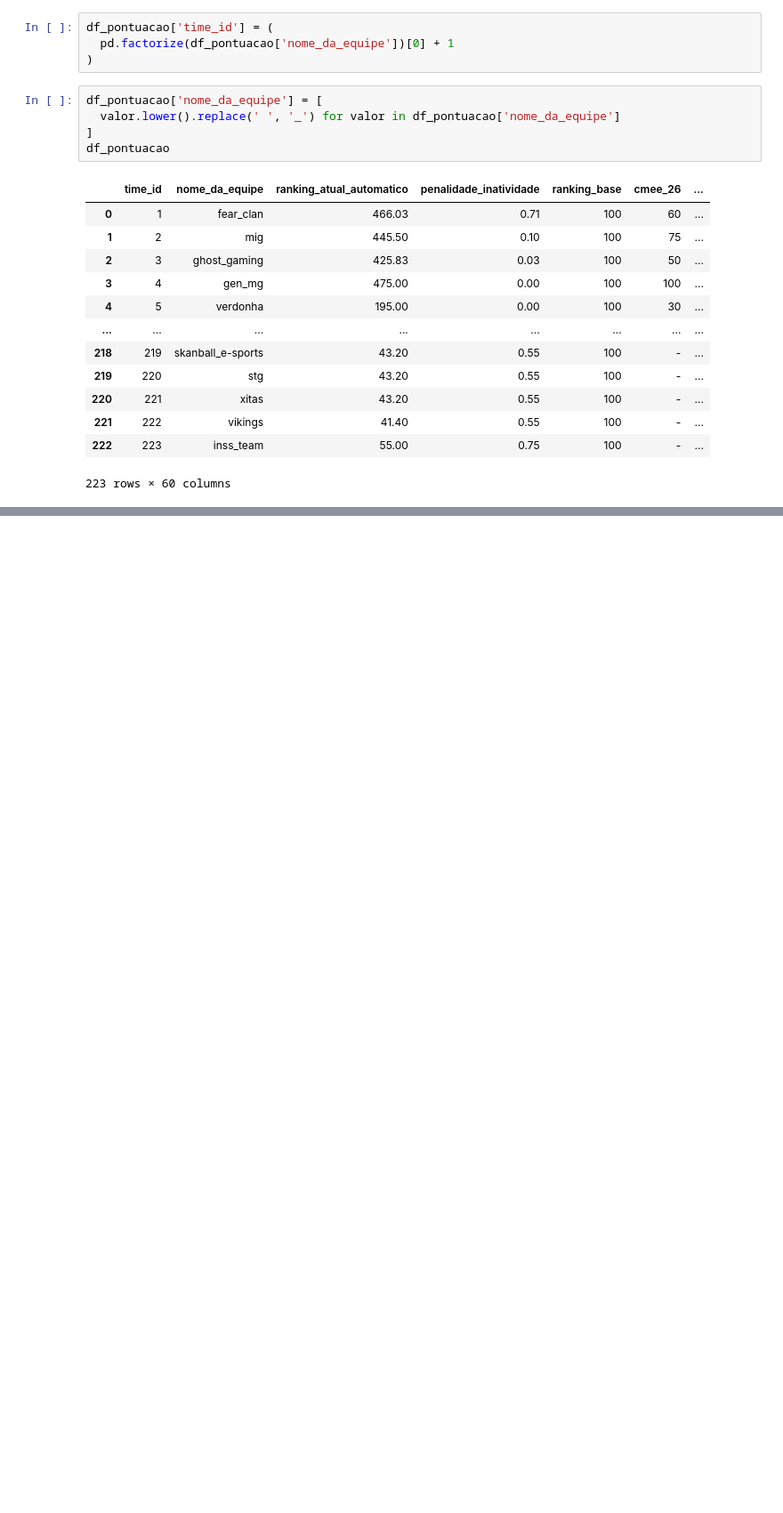
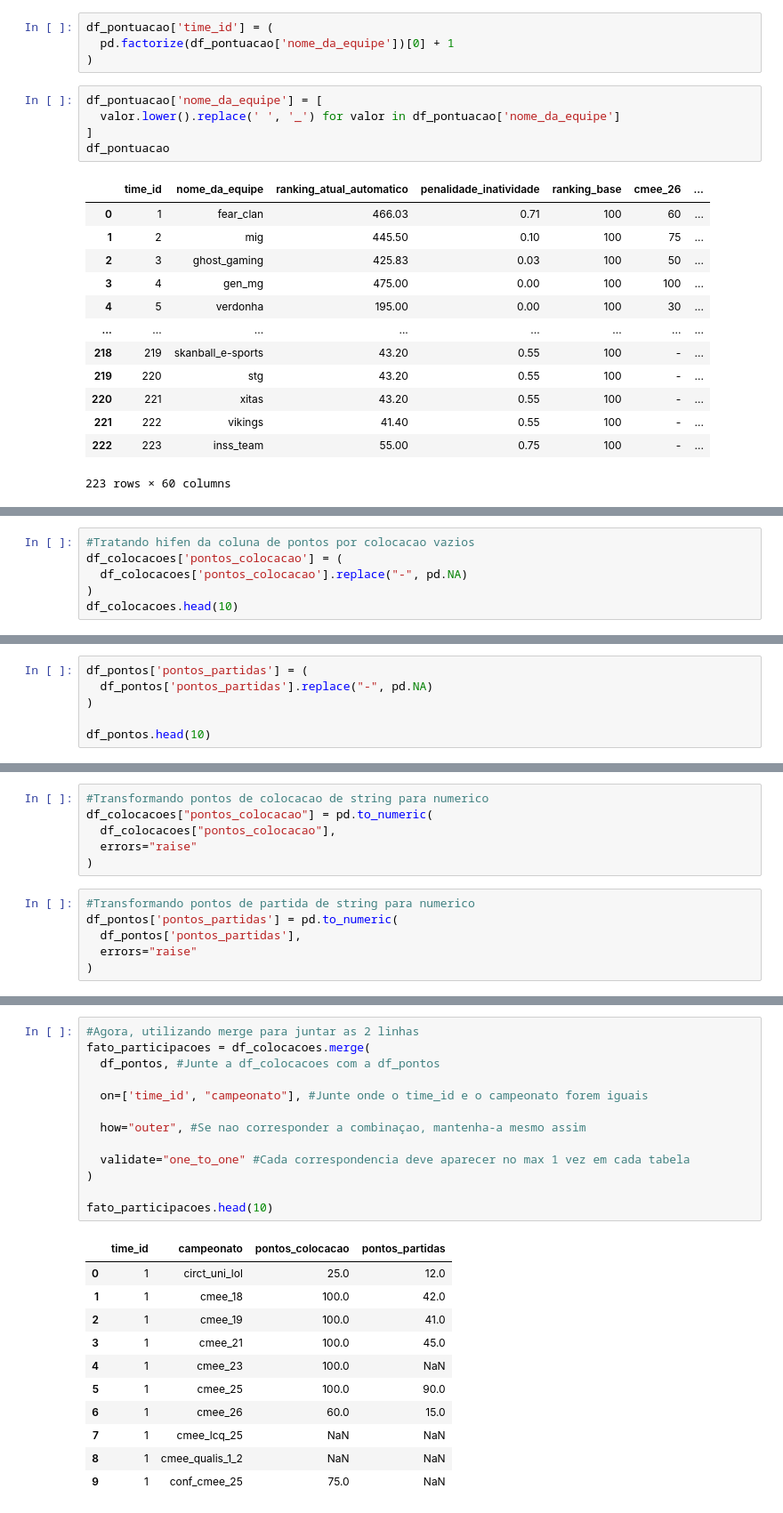
Before and after one commit to henriqueAvner/Retail-Analytics-Pipeline, a Jupyter notebook: src/transform/transform_pontuacao.ipynb, the cells around one changed output, grey strips where cells are left out. Shown at 89% size. Drawn from its saved outputs; the diff is of its cells as text; blank space fills up the shorter version.

```diff
--- a/src/transform/transform_pontuacao.ipynb
+++ b/src/transform/transform_pontuacao.ipynb
@@ -182,0 +302,6 @@ df_pontuacao
+# %%
+#Tratando hifen da coluna de pontos por colocacao vazios
+df_colocacoes['pontos_colocacao'] = (
+  df_colocacoes['pontos_colocacao'].replace("-", pd.NA)
+)
+df_colocacoes.head(10)
@@ -182,0 +320,6 @@ df_pontuacao
+# %%
+df_pontos['pontos_partidas'] = (
+  df_pontos['pontos_partidas'].replace("-", pd.NA)
+)
+
+df_pontos.head(10)
@@ -182,0 +338,12 @@ df_pontuacao
+# %%
+#Transformando pontos de colocacao de string para numerico
+df_colocacoes["pontos_colocacao"] = pd.to_numeric(
+  df_colocacoes["pontos_colocacao"],
+  errors="raise"
+)
+# %%
+#Transformando pontos de partida de string para numerico
+df_pontos['pontos_partidas'] = pd.to_numeric(
+  df_pontos['pontos_partidas'],
+  errors="raise"
+)
@@ -182,0 +368,25 @@ df_pontuacao
+# %%
+#Agora, utilizando merge para juntar as 2 linhas
+fato_participacoes = df_colocacoes.merge(
+  df_pontos, #Junte a df_colocacoes com a df_pontos
+
+  on=['time_id', "campeonato"], #Junte onde o time_id e o campeonato forem iguais
+
+  how="outer", #Se nao corresponder a combinaçao, mantenha-a mesmo assim
+
+  validate="one_to_one" #Cada correspondencia deve aparecer no max 1 vez em cada tabela
+)
+
+fato_participacoes.head(10)
+# %% [output]
+|  | time_id | campeonato | pontos_colocacao | pontos_partidas |
+| 0 | 1 | circt_uni_lol | 25.0 | 12.0 |
+| 1 | 1 | cmee_18 | 100.0 | 42.0 |
+| 2 | 1 | cmee_19 | 100.0 | 41.0 |
+| 3 | 1 | cmee_21 | 100.0 | 45.0 |
+| 4 | 1 | cmee_23 | 100.0 | NaN |
+| 5 | 1 | cmee_25 | 100.0 | 90.0 |
+| 6 | 1 | cmee_26 | 60.0 | 15.0 |
+| 7 | 1 | cmee_lcq_25 | NaN | NaN |
+| 8 | 1 | cmee_qualis_1_2 | NaN | NaN |
+| 9 | 1 | conf_cmee_25 | 75.0 | NaN |
```
Also changed, not shown: parts of 21 cells of this notebook, 9 other files.
